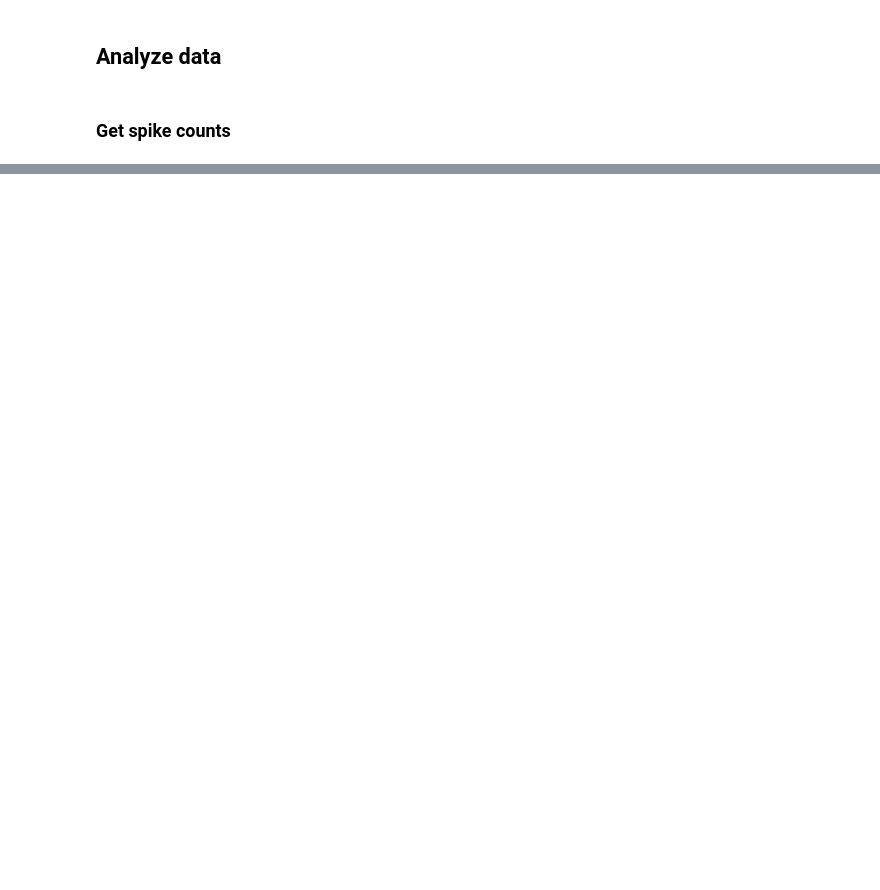
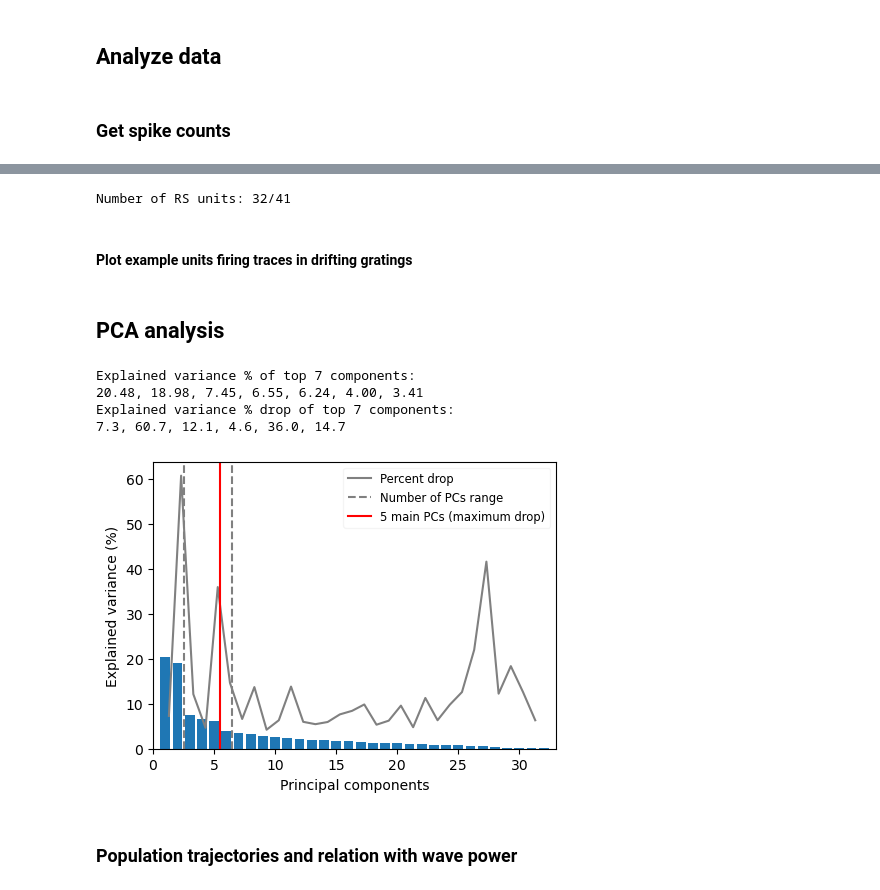
Before and after one commit to chenziao/Analyzing_Allen_Visual_Coding_Neuropixels_Dataset, a Jupyter notebook: notebooks/Population_vector_during_stimuli.ipynb, the cells around one changed output, grey strips where cells are left out. Drawn from its saved outputs; the diff is of its cells as text; code cells hidden in the pictures; blank space fills up the shorter version.

```diff
--- a/notebooks/Population_vector_during_stimuli.ipynb
+++ b/notebooks/Population_vector_during_stimuli.ipynb
@@ -249 +317,18 @@ plt.show()
+# %%
+select_RS = True
+select_layer = False
+
+# Select only Regular Spiking (RS) units
+unit_idx = np.ones(all_units_id.size, dtype=bool)
+if select_RS:
+    unit_idx = units_info['unit_type'] == 'RS'
+if select_layer:
+    if select_layer is True:
+        select_layer = [layer_of_interest]
+    unit_idx = units_info['layer_acronym'].isin(select_layer)
+
+units_id = all_units_id[unit_idx]
+print(f"Number of RS units: {units_id.size}/{all_units_id.size}")
+# %% [output]
+Number of RS units: 32/41
 # %%
@@ -258,0 +345,2 @@ for stim in stimulus_names:
+# %% [markdown]
+#### Plot example units firing traces in drifting gratings
@@ -258,0 +386,55 @@ for stim in stimulus_names:
+# %% [markdown]
+## PCA analysis
+# %%
+n_pc_range = (3, 6)  # range of principal components to choose
+# %%
+n_units = units_id.size
+n_samples_stim = {}  # total number of time samples per stimulus
+n_trials_stim = {}  # average number of trials per stimulus condition
+for stim in stimulus_names:
+    n_samples_stim[stim] = units_smoothed_rate[stim].size // n_units
+    n_trials_stim[stim] = units_smoothed_rate[stim].size / units_averaged_rate[stim].size
+
+# Calculate mean firing rate across all stimuli
+units_fr_mean = concat_stack_xarray_dims(
+    units_smoothed_rate.values(), exclude_dims=['unit_id']).mean(dim='sample')
+# Concatenate trial-averaged firing rate samples weighted by the number of trials
+units_vec = concat_stack_xarray_dims(
+    [n_trials_stim[stim] * (da - units_fr_mean) for stim, da in units_averaged_rate.items()],
+    exclude_dims=['unit_id']).transpose('sample', 'unit_id')
+# %%
+from sklearn.decomposition import PCA
+
+pca = PCA(n_components=n_units)
+pca.fit(units_vec)
+
+# Determine number of main principal components as maximum explained variance drop
+ev = pca.explained_variance_ratio_
+ev_drop = ev[1:] / ev[:-1]
+n_main_pc = np.argmin(ev_drop[n_pc_range[0] - 1:n_pc_range[1]]) + n_pc_range[0]
+
+print(f"Explained variance % of top {n_pc_range[1] + 1} components: \n" +
+      ', '.join('%.2f' % (100 * x) for x in ev[:n_pc_range[1] + 1]))
+print(f"Explained variance % drop of top {n_pc_range[1] + 1} components: \n" +
+      ', '.join('%.1f' % (100 * (1 - x)) for x in ev_drop[:n_pc_range[1]]))
+
+fig, ax = plt.subplots(1, 1, figsize=(4.8, 3.6))
+ax.bar(np.arange(n_units) + 1, 100 * ev)
+yl = ax.get_ylim()[1]
+ax.plot(np.arange(n_units - 1) + 1.3, 100 * (1 - ev_drop), 'gray', label='Percent drop')
+ax.axvline(n_pc_range[0] - 0.5, linestyle='--', color='gray', label='Number of PCs range')
+ax.axvline(n_pc_range[1] + 0.5, linestyle='--', color='gray')
+ax.axvline(n_main_pc + 0.5, color='r', label=f'{n_main_pc} main PCs (maximum drop)')
+ax.set_xlim(0, min(n_units, 50) + 1)
+# ax.set_ylim(0, yl)
+ax.set_xlabel('Principal components')
+ax.set_ylabel('Explained variance (%)')
+ax.legend(loc='upper right', framealpha=0.2, fontsize='small')
+fig.tight_layout()
+plt.show()
+# %% [output]
+Explained variance % of top 7 components:
+20.48, 18.98, 7.45, 6.55, 6.24, 4.00, 3.41
+Explained variance % drop of top 7 components:
+7.3, 60.7, 12.1, 4.6, 36.0, 14.7
+[figure, added]
@@ -259 +447,3 @@ for stim in stimulus_names:
+# %% [markdown]
+### Population trajectories and relation with wave power
 # %%
```
Also changed, not shown: parts of 26 cells of this notebook, 1 other file.
